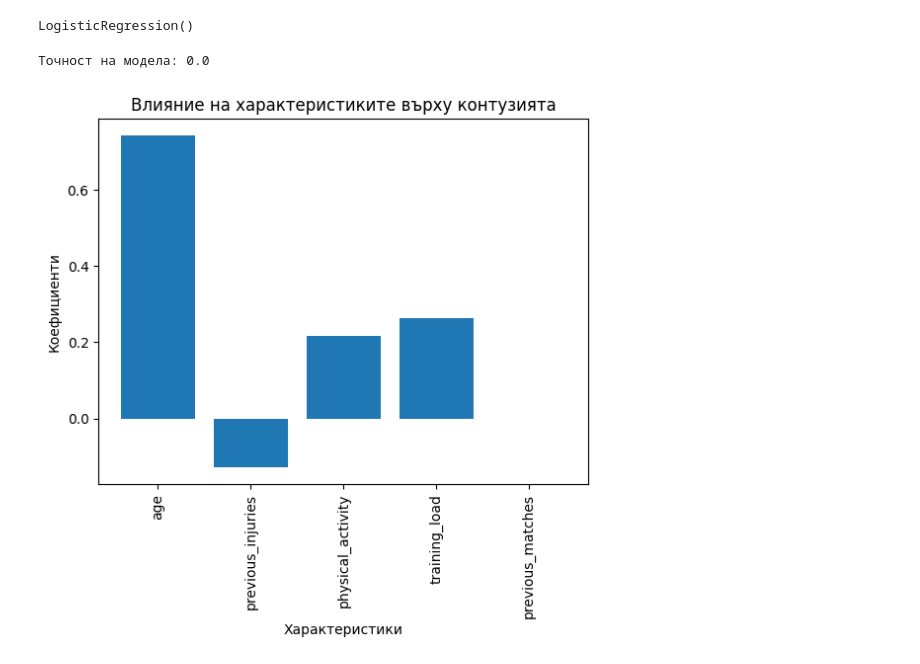
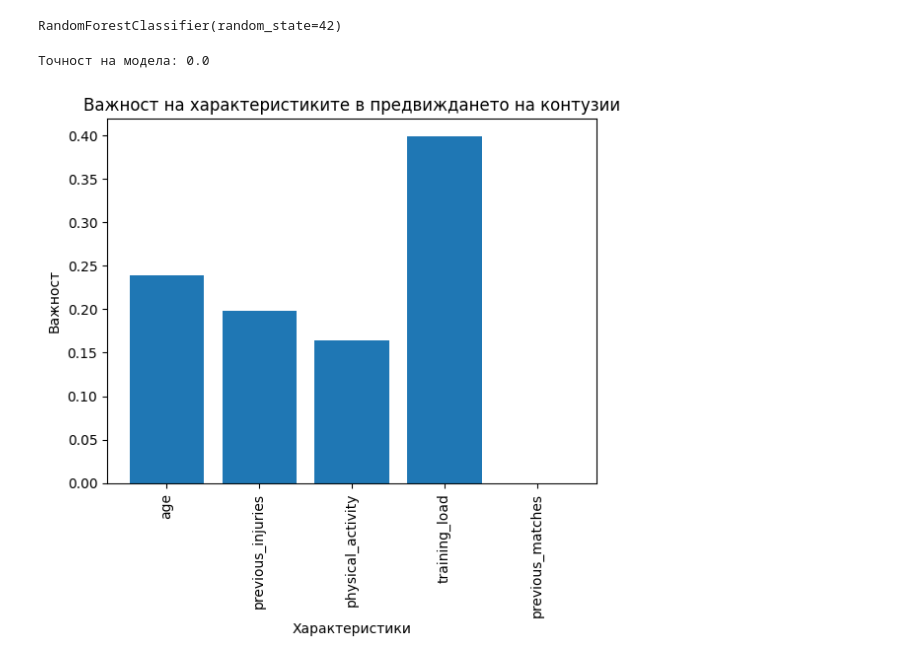
Before and after one commit to annargeorgieva/hisb-mbis, a Jupyter notebook: Labs/injutries.ipynb, the cells around one changed output. Cells and saved outputs as stored; diff of their text form; code cells hidden in the pictures.

```diff
--- a/Labs/injutries.ipynb
+++ b/Labs/injutries.ipynb
@@ -10,8 +10,7 @@ X = data.drop('injury', axis=1)
 y = data['injury']
-# %%
-X_train, X_test, y_train, y_test = train_test_split(X, y, test_size=0.2, random_state=42)
+# %%
+model = RandomForestClassifier(n_estimators=100, random_state=42)
 # %%
-model = LogisticRegression()
 model.fit(X_train, y_train)
 # %% [output]
-LogisticRegression()
+RandomForestClassifier(random_state=42)
@@ -29,9 +22,12 @@ feature_names = X.columns
+# %%
+importances = model.feature_importances_
+feature_names = X.columns
 # %%
-plt.bar(feature_names, coefficients)
+plt.bar(feature_names, importances)
 plt.xlabel('Характеристики')
-plt.ylabel('Коефициенти')
-plt.title('Влияние на характеристиките върху контузията')
+plt.ylabel('Важност')
+plt.title('Важност на характеристиките в предвиждането на контузии')
 plt.xticks(rotation=90)
 plt.show()
 # %% [output]
-[figure, old version]
+[figure, new version]
```
Also changed, not shown: parts of 6 cells of this notebook.
